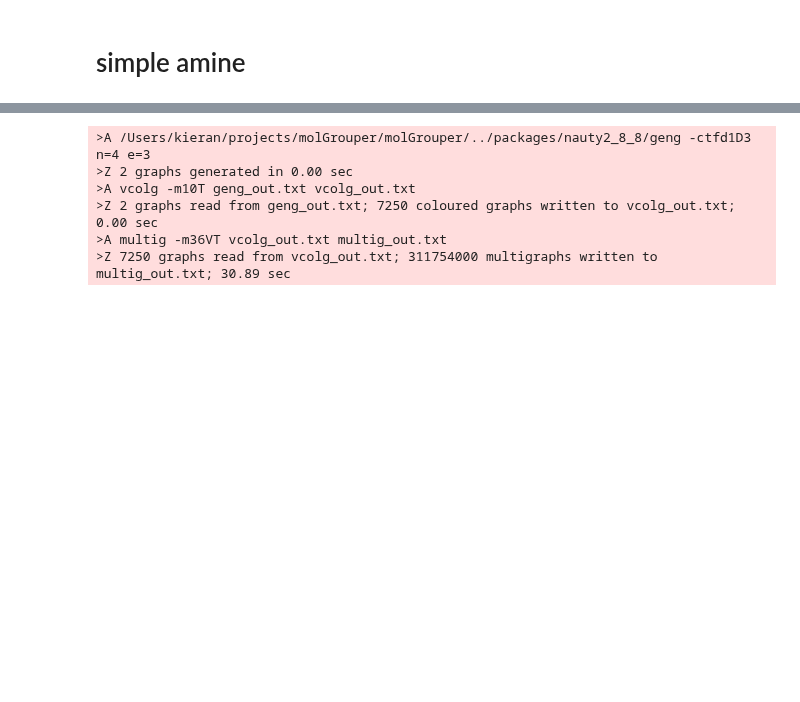
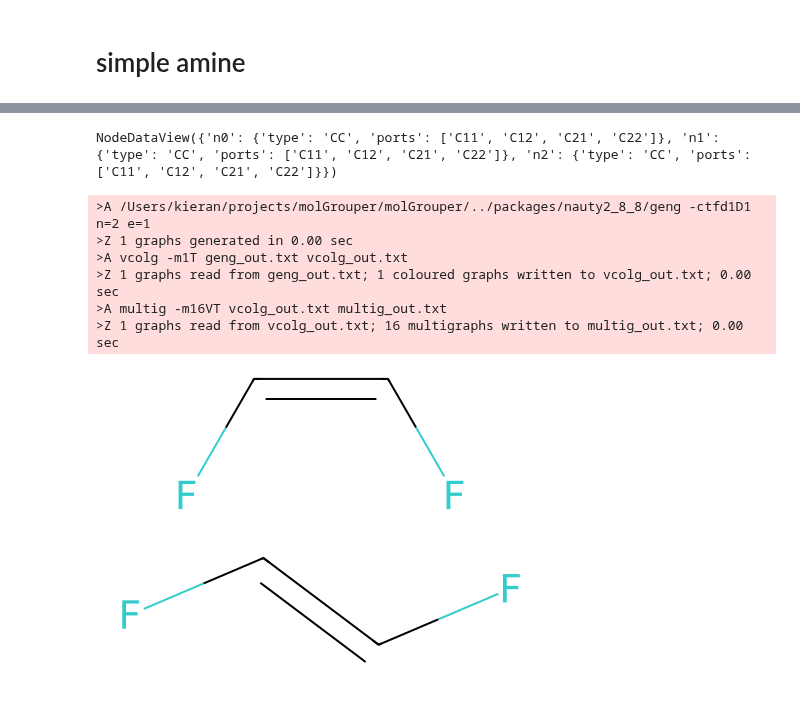
Before and after one commit to mosdef-hub/Grouper, a Jupyter notebook: exhaustive_generation.ipynb, the cells around one changed output, grey strips where cells are left out. Cells and saved outputs as stored; diff of their text form; code cells hidden in the pictures; blank space fills up the shorter version.

```diff
--- a/exhaustive_generation.ipynb
+++ b/exhaustive_generation.ipynb
@@ -146,3 +194,7 @@ out = generate_group_graph_space(4, node_types)
+# %%
+g.nodes(data=True)
+# %% [output]
+NodeDataView({'n0': {'type': 'CC', 'ports': ['C11', 'C12', 'C21', 'C22']}, 'n1': {'type': 'CC', 'ports': ['C11', 'C12', 'C21', 'C22']}, 'n2': {'type': 'CC', 'ports': ['C11', 'C12', 'C21', 'C22']}})
 # %%
 fragments = [
     Group('s1', 'C([F])([F])([F])(*1)'),   # single connection
@@ -221,14 +277,20 @@ node_port_to_atom_index = {
 }
 graph = GroupGraph(node_types)
 # %%
-out = generate_group_graph_space(4, node_types)
+out = generate_group_graph_space(2, node_types)
 # %% [output]
->A /Users/kieran/projects/molGrouper/molGrouper/../packages/nauty2_8_8/geng -ctfd1D3 n=4 e=3
->Z 2 graphs generated in 0.00 sec
->A vcolg -m10T geng_out.txt vcolg_out.txt
->Z 2 graphs read from geng_out.txt; 7250 coloured graphs written to vcolg_out.txt; 0.00 sec
->A multig -m36VT vcolg_out.txt multig_out.txt
->Z 7250 graphs read from vcolg_out.txt; 311754000 multigraphs written to multig_out.txt; 30.89 sec
+>A /Users/kieran/projects/molGrouper/molGrouper/../packages/nauty2_8_8/geng -ctfd1D1 n=2 e=1
+>Z 1 graphs generated in 0.00 sec
+>A vcolg -m1T geng_out.txt vcolg_out.txt
+>Z 1 graphs read from geng_out.txt; 1 coloured graphs written to vcolg_out.txt; 0.00 sec
+>A multig -m16VT vcolg_out.txt multig_out.txt
+>Z 1 graphs read from vcolg_out.txt; 16 multigraphs written to multig_out.txt; 0.00 sec
+# %%
+display(Chem.MolFromSmiles('F/C=C\F'))  #cis
+Chem.MolFromSmiles('F/C=C/F')  #trans
+# %% [output]
+[figure, added]
+[figure, added]
 # %%
 unique_mols = set()
 groupGraphs = []
```
Also changed, not shown: parts of 11 cells of this notebook, 5 other files.
